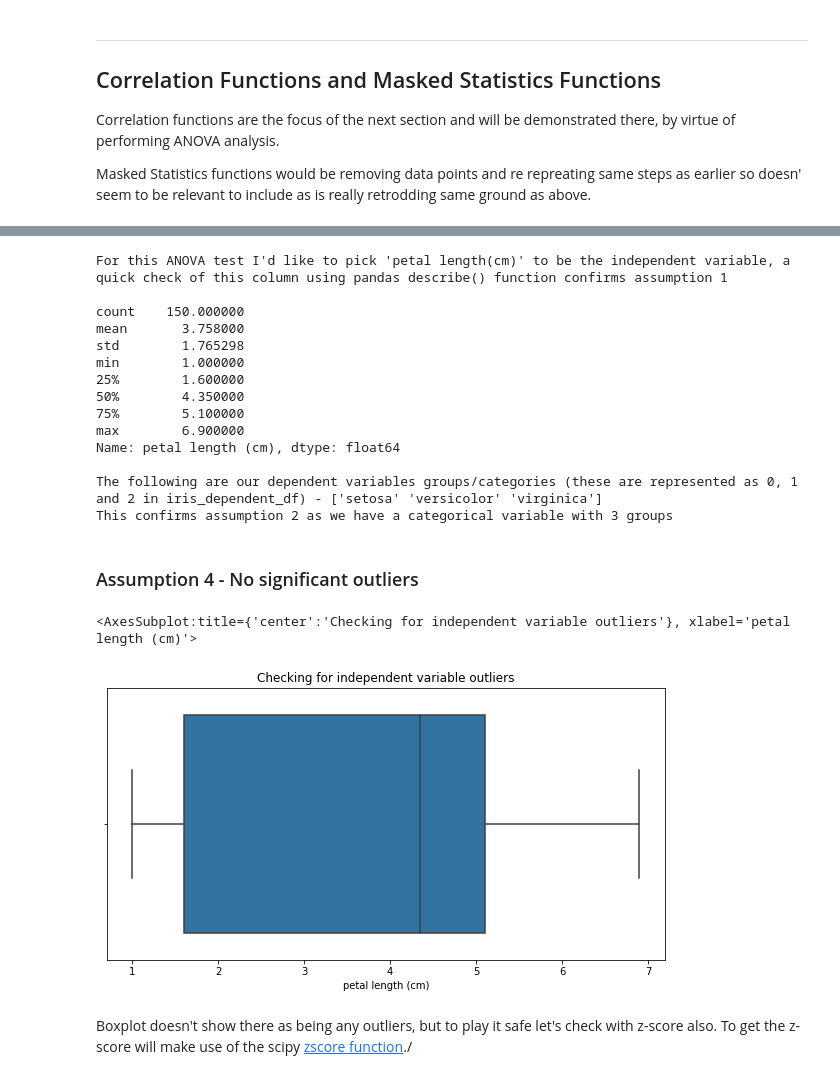
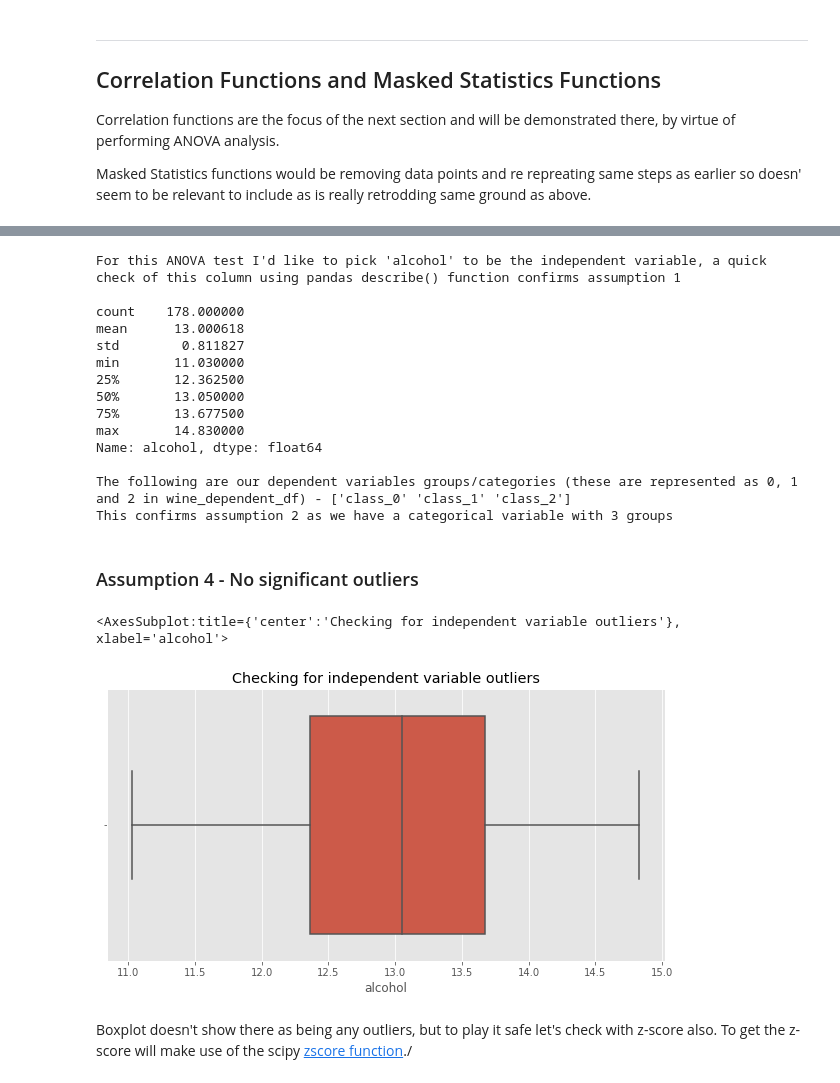
Before and after one commit to itskeithstudent/Machine-Learning-and-Statistics-Assessment, a Jupyter notebook: scipy-stats.ipynb, the cells around one changed output, grey strips where cells are left out. Drawn from its saved outputs; the diff is of its cells as text; code cells hidden in the pictures.

Commit message:
Update markdown and replace iris example in anova test with wine dataset

```diff
--- a/scipy-stats.ipynb
+++ b/scipy-stats.ipynb
@@ -210,46 +212,46 @@ Before actually performing the ANOVA test below, will first check that each of t
 #Todo add code for testing assumptions on some test dataset
 from sklearn import datasets
 
-iris_ds = datasets.load_iris(as_frame=True) #get the iris dataset, bring in with dataframe also
-iris_independent_df = iris_ds.data #get dataframe from iris_ds
-iris_dependent_df = iris_ds.target
-independent_variable = 'petal length (cm)'
+wine_ds = datasets.load_wine(as_frame=True) #get the iris dataset, bring in with dataframe also
+wine_independent_df = wine_ds.data #get dataframe from iris_ds
+wine_dependent_df = wine_ds.target
+independent_variable = 'alcohol'
 # %%
 #Assumption 1 and Assumption 2
 
-print(f"For this ANOVA test I'd like to pick 'petal length(cm)' to be the independent variable, a quick check of this column using pandas describe() function confirms assumption 1")
-print(f"\n{iris_independent_df[independent_variable].describe()}")
+print(f"For this ANOVA test I'd like to pick '{independent_variable}' to be the independent variable, a quick check of this column using pandas describe() function confirms assumption 1")
+print(f"\n{wine_independent_df[independent_variable].describe()}")
 
-print(f"\nThe following are our dependent variables groups/categories (these are represented as 0, 1 and 2 in iris_dependent_df) - {iris_ds.target_names}")
+print(f"\nThe following are our dependent variables groups/categories (these are represented as 0, 1 and 2 in wine_dependent_df) - {wine_ds.target_names}")
 print("This confirms assumption 2 as we have a categorical variable with 3 groups")
 # %% [output]
-For this ANOVA test I'd like to pick 'petal length(cm)' to be the independent variable, a quick check of this column using pandas describe() function confirms assumption 1
+For this ANOVA test I'd like to pick 'alcohol' to be the independent variable, a quick check of this column using pandas describe() function confirms assumption 1
 
-count    150.000000
-mean       3.758000
-std        1.765298
-min        1.000000
-25%        1.600000
-50%        4.350000
-75%        5.100000
-max        6.900000
-Name: petal length (cm), dtype: float64
+count    178.000000
+mean      13.000618
+std        0.811827
+min       11.030000
+25%       12.362500
+50%       13.050000
+75%       13.677500
+max       14.830000
+Name: alcohol, dtype: float64
 
-The following are our dependent variables groups/categories (these are represented as 0, 1 and 2 in iris_dependent_df) - ['setosa' 'versicolor' 'virginica']
+The following are our dependent variables groups/categories (these are represented as 0, 1 and 2 in wine_dependent_df) - ['class_0' 'class_1' 'class_2']
 This confirms assumption 2 as we have a categorical variable with 3 groups
 # %% [markdown]
 ### Assumption 4 - No significant outliers
 # %%
 #Assumption 4 - No significant outliers
 import matplotlib.pyplot as plt
 import seaborn as sns
 
 plt.figure(figsize=(10,5)) #set figure size
 plt.title("Checking for independent variable outliers")
-sns.boxplot(iris_independent_df[independent_variable]) #boxplot of independent variable
+sns.boxplot(wine_independent_df[independent_variable]) #boxplot of independent variable
 # %% [output]
-<AxesSubplot:title={'center':'Checking for independent variable outliers'}, xlabel='petal length (cm)'>
+<AxesSubplot:title={'center':'Checking for independent variable outliers'}, xlabel='alcohol'>
-[figure, old version]
+[figure, new version]
 # %% [markdown]
 Boxplot doesn't show there as being any outliers, but to play it safe let's check with z-score also. To get the z-score will make use of the scipy [zscore function](https://docs.scipy.org/doc/scipy/reference/generated/scipy.stats.zscore.html)./
 # %%
```
Also changed, not shown: parts of 13 cells of this notebook, 1 other file.
